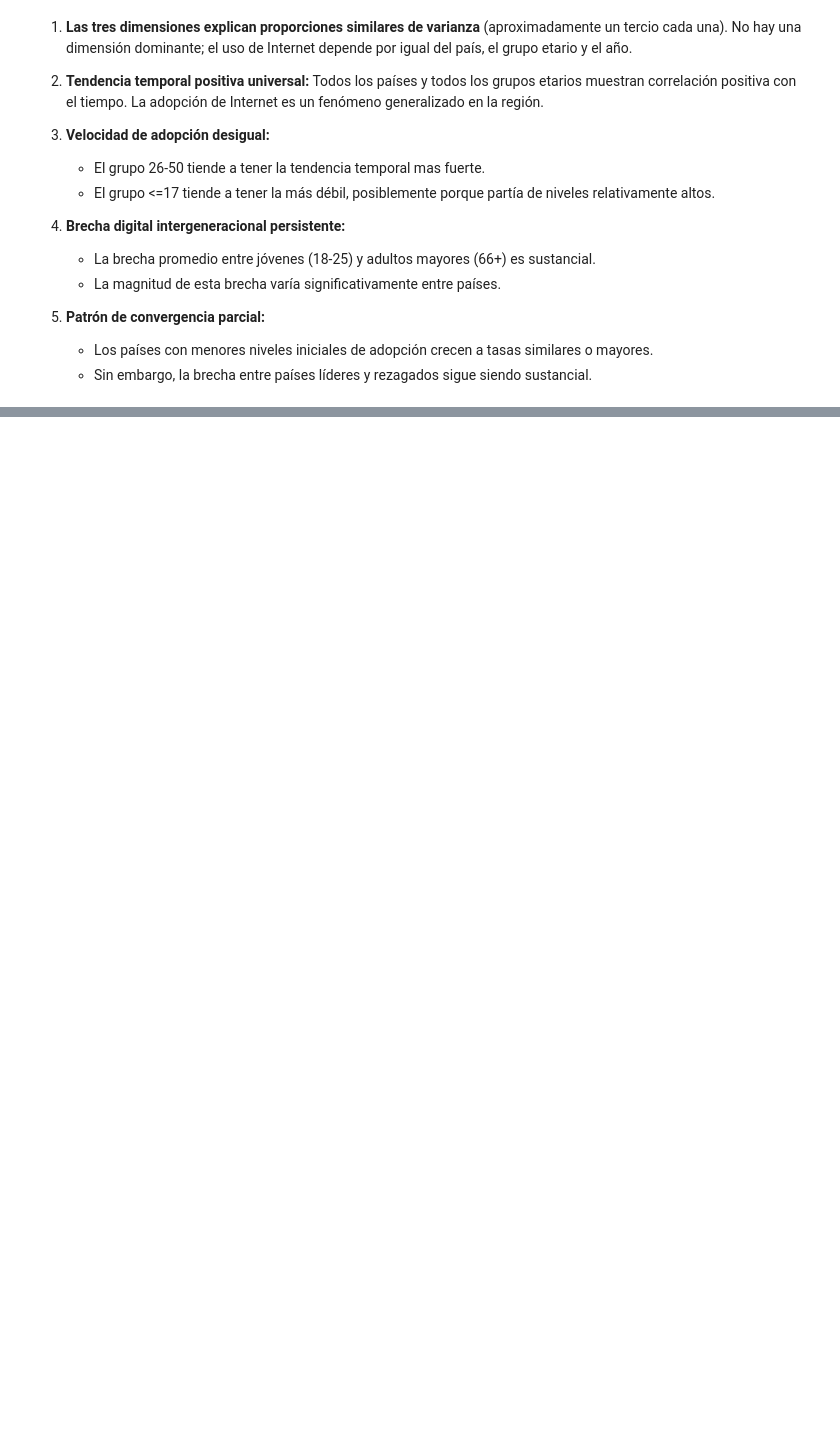
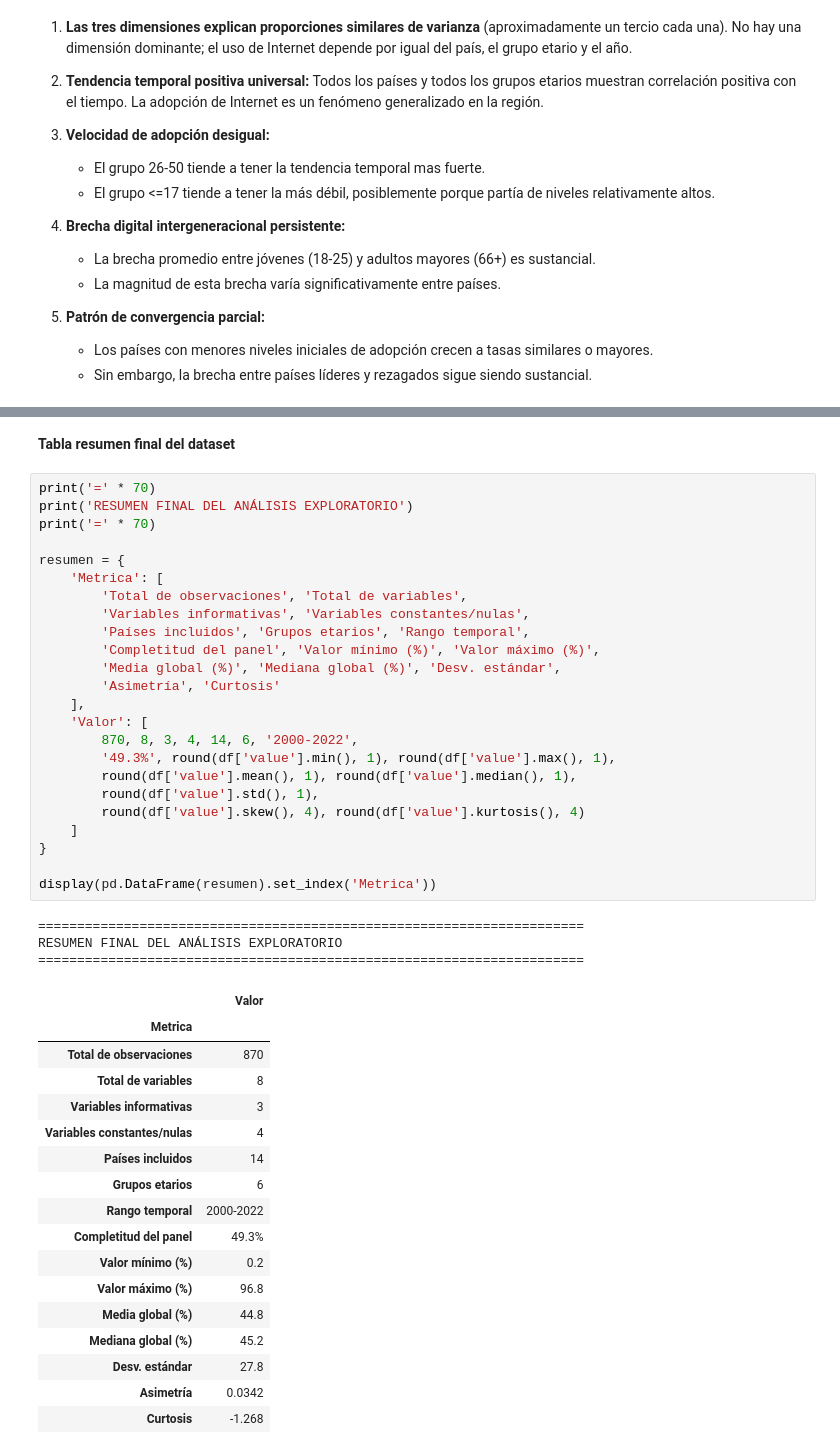
Before and after one commit to Tunchxz/CC3074-Proyecto-Final, a Jupyter notebook: Week-1.ipynb, the cells around one changed output, grey strips where cells are left out. Cells and saved outputs as stored; diff of their text form; blank space fills up the shorter version.

```diff
--- a/Week-1.ipynb
+++ b/Week-1.ipynb
@@ -1130,0 +1163,47 @@ plt.show()
+# %% [markdown]
+**Tabla resumen final del dataset**
+# %%
+print('=' * 70)
+print('RESUMEN FINAL DEL ANÁLISIS EXPLORATORIO')
+print('=' * 70)
+
+resumen = {
+    'Metrica': [
+        'Total de observaciones', 'Total de variables',
+        'Variables informativas', 'Variables constantes/nulas',
+        'Países incluidos', 'Grupos etarios', 'Rango temporal',
+        'Completitud del panel', 'Valor mínimo (%)', 'Valor máximo (%)',
+        'Media global (%)', 'Mediana global (%)', 'Desv. estándar',
+        'Asimetría', 'Curtosis'
+    ],
+    'Valor': [
+        870, 8, 3, 4, 14, 6, '2000-2022',
+        '49.3%', round(df['value'].min(), 1), round(df['value'].max(), 1),
+        round(df['value'].mean(), 1), round(df['value'].median(), 1),
+        round(df['value'].std(), 1),
+        round(df['value'].skew(), 4), round(df['value'].kurtosis(), 4)
+    ]
+}
+
+display(pd.DataFrame(resumen).set_index('Metrica'))
+# %% [output]
+======================================================================
+RESUMEN FINAL DEL ANÁLISIS EXPLORATORIO
+======================================================================
+|  | Valor |
+| Metrica |  |
+| Total de observaciones | 870 |
+| Total de variables | 8 |
+| Variables informativas | 3 |
+| Variables constantes/nulas | 4 |
+| Países incluidos | 14 |
+| Grupos etarios | 6 |
+| Rango temporal | 2000-2022 |
+| Completitud del panel | 49.3% |
+| Valor mínimo (%) | 0.2 |
+| Valor máximo (%) | 96.8 |
+| Media global (%) | 44.8 |
+| Mediana global (%) | 45.2 |
+| Desv. estándar | 27.8 |
+| Asimetría | 0.0342 |
+| Curtosis | -1.268 |
```
Also changed, not shown: parts of 1 cell of this notebook.
